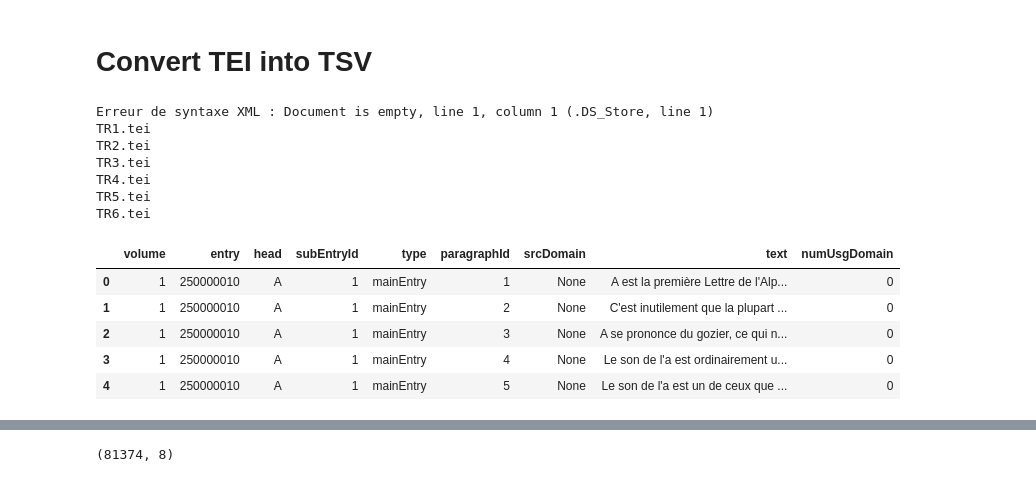
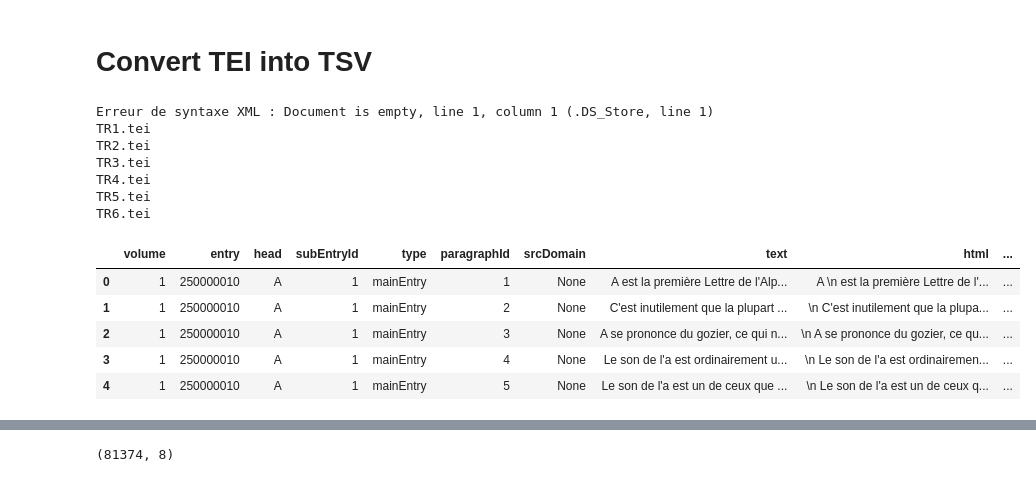
Before and after one commit to ludovicmoncla/trevoux, a Jupyter notebook: 1743_Le_Robert/3.TEI_to_TSV.ipynb, the cells around one changed output, grey strips where cells are left out. Cells and saved outputs as stored; diff of their text form; code cells hidden in the pictures.

```diff
--- a/1743_Le_Robert/3.TEI_to_TSV.ipynb
+++ b/1743_Le_Robert/3.TEI_to_TSV.ipynb
@@ -25,4 +60,6 @@ def extract_text(element):
 # %%
+### !!! CODE BELOW IS FOR PARAGRAPH LEVEL (NOT SUBENTRY LEVEL)
+
 inputpath = os.path.join('..', 'data', '1743_LeRobert', 'tei')
 
 data = []
@@ -49,6 +86,7 @@ for filename in sorted(os.listdir(inputpath)):
             for i, paragraph in enumerate(entry.findall('./p', namespaces=root.nsmap)):
                 usg = None
                 content = ""
+                html = ""
                 form = paragraph.find('.//form/orth', namespaces=root.nsmap)
                 if form is not None:
                     paragraph_lemma = form.text
@@ -66,14 +104,15 @@ for filename in sorted(os.listdir(inputpath)):
 
                 # Extract the text content from the paragraph element
                 content = extract_text(paragraph)
+                html = extract_xml_content(paragraph)
 
                 if i == 0:
                     content = entry_lemma + " " + content
-
+                    html = entry_lemma + " " + html
                 #entry_content += content + "\n\n"
 
                 #if entry_content != "":
-                row = [volume, entry_id, entry_lemma, id, 'mainEntry', i+1, paragraph_domain, content, num_usg_domain]
+                row = [volume, entry_id, entry_lemma, id, 'mainEntry', i+1, paragraph_domain, content, html, num_usg_domain]
                 #volume | entry | entry_lemma | paragraph | paragraph_domain | content
                 data.append(row)
 
@@ -90,6 +129,7 @@ for filename in sorted(os.listdir(inputpath)):
                 for i, paragraph in enumerate(relatedEntry.findall('.//p', namespaces=root.nsmap)):
                     usg = None
                     content = ""
+                    html = ""
 
                     form = paragraph.find('.//form/orth', namespaces=root.nsmap)
                     if form is not None:
@@ -106,41 +146,43 @@ for filename in sorted(os.listdir(inputpath)):
                         paragraph_domain = None
 
                     # Extract the text content from the paragraph element
                     content = extract_text(paragraph)
+                    html = extract_xml_content(paragraph)
 
                     if i == 0:
                         content = entry_lemma + " " + content
+                        html = entry_lemma + " " + html
 
                     #relatedEntry_content += content + "\n\n"
 
-                    row = [volume, entry_id, entry_lemma, id, 'relatedEntry', i+1, paragraph_domain, content, num_usg_domain]
+                    row = [volume, entry_id, entry_lemma, id, 'relatedEntry', i+1, paragraph_domain, content, html, num_usg_domain]
                     #volume | entry | entry_lemma | subordinate | subordinate_domain | content
                     data.append(row)
 
                 #print(row)
 
     except etree.XMLSyntaxError as e:
         print(f"Erreur de syntaxe XML : {e}")
 
 
 # convert data into a dataframe
 
-df = pd.DataFrame(data, columns=['volume', 'entry', 'head', 'subEntryId', 'type', 'paragraphId', 'srcDomain', 'text', 'numUsgDomain'])
+df = pd.DataFrame(data, columns=['volume', 'entry', 'head', 'subEntryId', 'type', 'paragraphId', 'srcDomain', 'text', 'html', 'numUsgDomain'])
 df.head()
 # %% [output]
 Erreur de syntaxe XML : Document is empty, line 1, column 1 (.DS_Store, line 1)
 TR1.tei
 TR2.tei
 TR3.tei
 TR4.tei
 TR5.tei
 TR6.tei
-|  | volume | entry | head | subEntryId | type | paragraphId | srcDomain | text | numUsgDomain |
-| 0 | 1 | 250000010 | A | 1 | mainEntry | 1 | None | A est la première Lettre de l'Alp... | 0 |
-| 1 | 1 | 250000010 | A | 1 | mainEntry | 2 | None | C'est inutilement que la plupart ... | 0 |
-| 2 | 1 | 250000010 | A | 1 | mainEntry | 3 | None | A se prononce du gozier, ce qui n... | 0 |
-| 3 | 1 | 250000010 | A | 1 | mainEntry | 4 | None | Le son de l'a est ordinairement u... | 0 |
-| 4 | 1 | 250000010 | A | 1 | mainEntry | 5 | None | Le son de l'a est un de ceux que ... | 0 |
+|  | volume | entry | head | subEntryId | type | paragraphId | srcDomain | text | html | ... |
+| 0 | 1 | 250000010 | A | 1 | mainEntry | 1 | None | A est la première Lettre de l'Alp... | A \n est la première Lettre de l'... | ... |
+| 1 | 1 | 250000010 | A | 1 | mainEntry | 2 | None | C'est inutilement que la plupart ... | \n C'est inutilement que la plupa... | ... |
+| 2 | 1 | 250000010 | A | 1 | mainEntry | 3 | None | A se prononce du gozier, ce qui n... | \n A se prononce du gozier, ce qu... | ... |
+| 3 | 1 | 250000010 | A | 1 | mainEntry | 4 | None | Le son de l'a est ordinairement u... | \n Le son de l'a est ordinairemen... | ... |
+| 4 | 1 | 250000010 | A | 1 | mainEntry | 5 | None | Le son de l'a est un de ceux que ... | \n Le son de l'a est un de ceux q... | ... |
 # %%
 ### !!! CODE BELOW IS FOR SUBENTRY LEVEL (NOT PARAGRAPH LEVEL)
 inputpath = os.path.join('..', 'data', '1743_LeRobert', 'tei')
```
Also changed, not shown: parts of 13 cells of this notebook.
